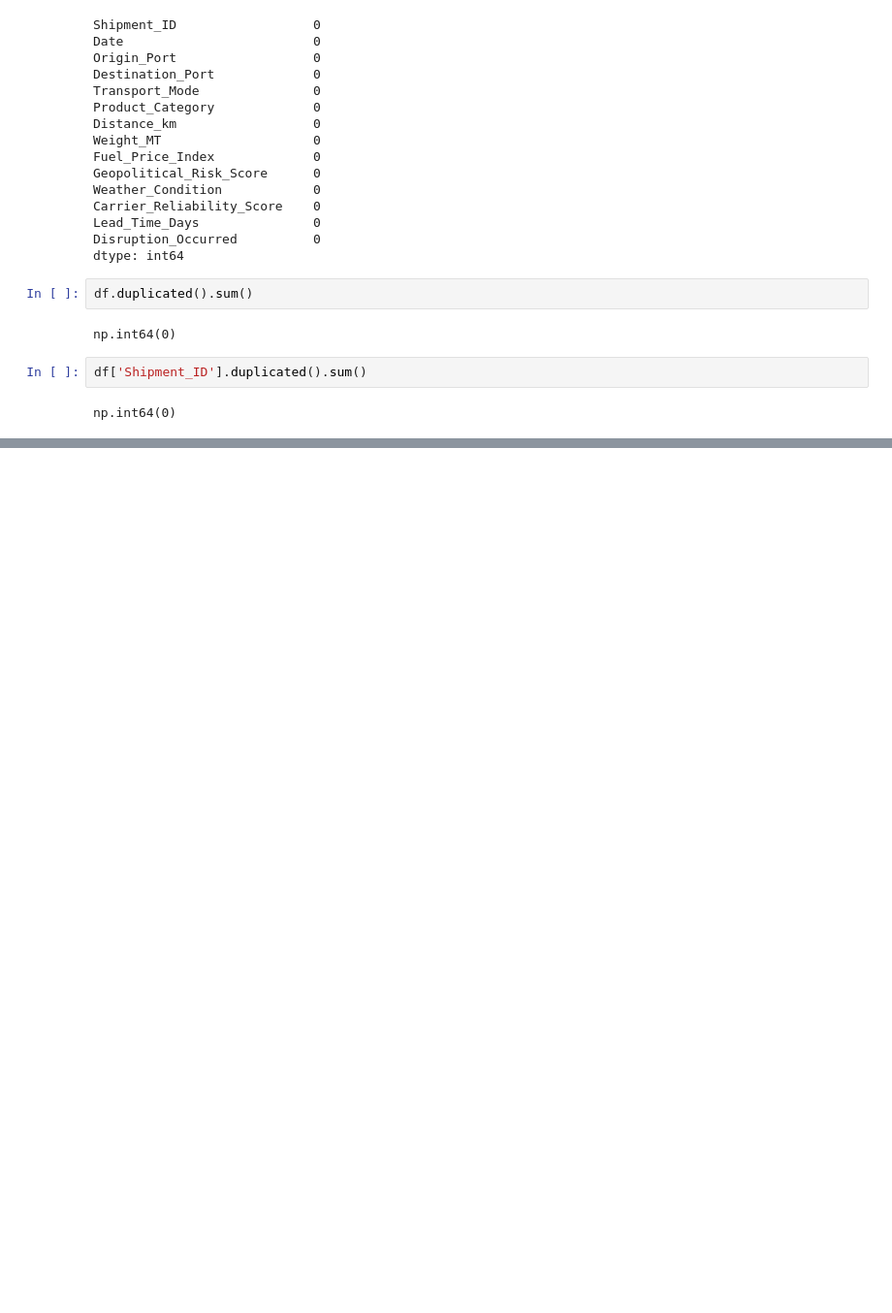
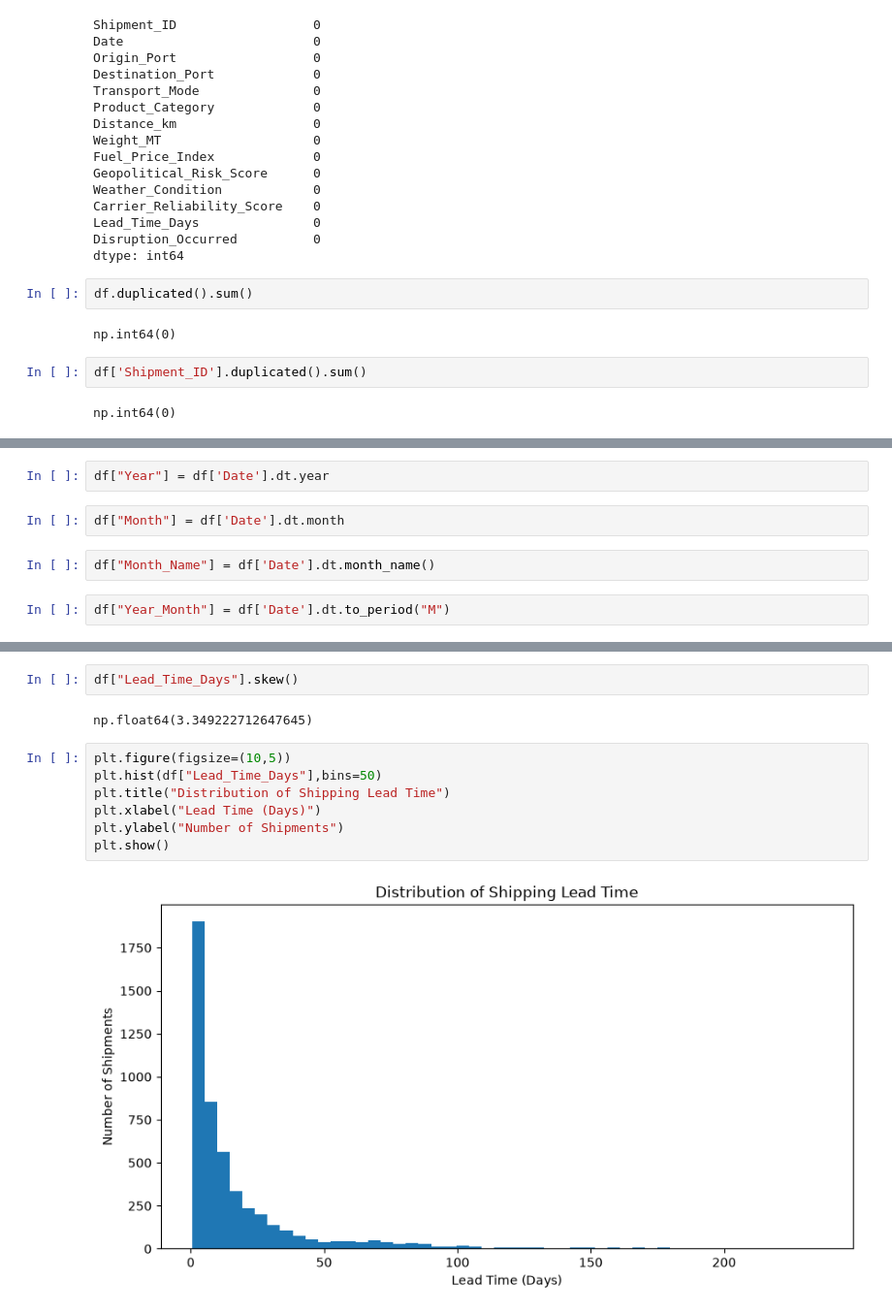
Before and after one commit to sharath1103/Global-Supply-Chain-Disruption, a Jupyter notebook: global_supply_chain_disruption.ipynb, the cells around one changed output, grey strips where cells are left out. Shown at 97% size. Cells and saved outputs as stored; diff of their text form; blank space fills up the shorter version.

```diff
--- a/global_supply_chain_disruption.ipynb
+++ b/global_supply_chain_disruption.ipynb
@@ -65,0 +71,8 @@ np.int64(0)
+# %%
+df["Year"] = df['Date'].dt.year
+# %%
+df["Month"] = df['Date'].dt.month
+# %%
+df["Month_Name"] = df['Date'].dt.month_name()
+# %%
+df["Year_Month"] = df['Date'].dt.to_period("M")
@@ -65,0 +113,13 @@ np.int64(0)
+# %%
+df["Lead_Time_Days"].skew()
+# %% [output]
+np.float64(3.349222712647645)
+# %%
+plt.figure(figsize=(10,5))
+plt.hist(df["Lead_Time_Days"],bins=50)
+plt.title("Distribution of Shipping Lead Time")
+plt.xlabel("Lead Time (Days)")
+plt.ylabel("Number of Shipments")
+plt.show()
+# %% [output]
+[figure, added]
```
Also changed, not shown: parts of 4 cells of this notebook.
